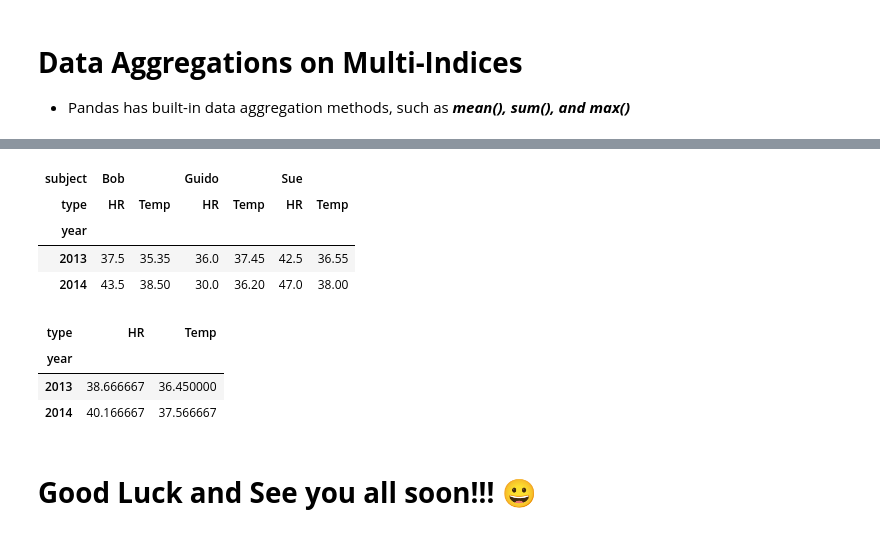
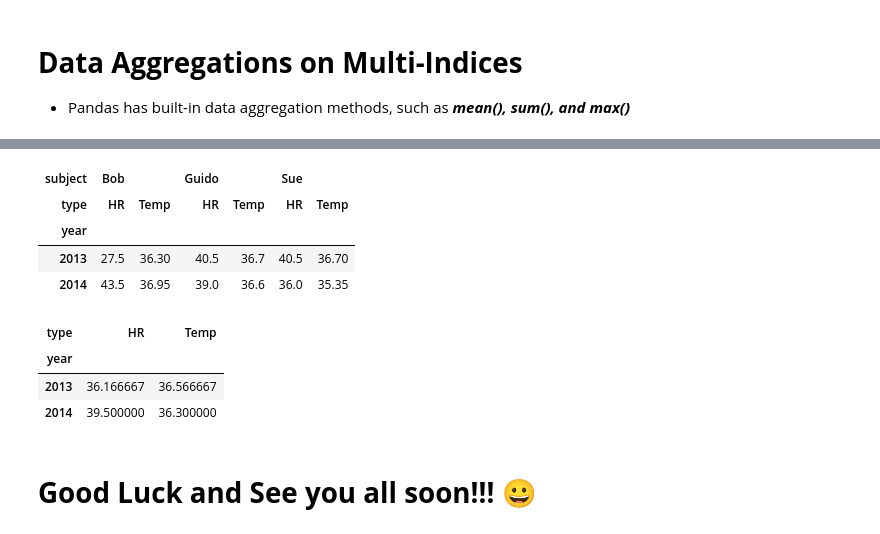
Before and after one commit to bernlkb/STQD6014-DataScience, a Jupyter notebook: Week10_Pandas_20231224_WC.ipynb, the cells around one changed output, grey strips where cells are left out. Drawn from its saved outputs; the diff is of its cells as text; code cells hidden in the pictures.

```diff
--- a/Week10_Pandas_20231224_WC.ipynb
+++ b/Week10_Pandas_20231224_WC.ipynb
@@ -1406,17 +1412,20 @@ health_data
 # %%
 # Aggregate average measurements for the two visits each year
+data_mean = health_data.groupby('year').mean()
+data_mean
 # %% [output]
 | subject | Bob |  | Guido |  | Sue |  |
 | type | HR | Temp | HR | Temp | HR | Temp |
 | year |  |  |  |  |  |  |
-| 2013 | 37.5 | 35.35 | 36.0 | 37.45 | 42.5 | 36.55 |
-| 2014 | 43.5 | 38.50 | 30.0 | 36.20 | 47.0 | 38.00 |
+| 2013 | 27.5 | 36.30 | 40.5 | 36.7 | 40.5 | 36.70 |
+| 2014 | 43.5 | 36.95 | 39.0 | 36.6 | 36.0 | 35.35 |
 # %%
 # Take the mean among levels on the columns
+data_mean.groupby('type', axis = 1).mean()
 # %% [output]
 | type | HR | Temp |
 | year |  |  |
-| 2013 | 38.666667 | 36.450000 |
-| 2014 | 40.166667 | 37.566667 |
+| 2013 | 36.166667 | 36.566667 |
+| 2014 | 39.500000 | 36.300000 |
 # %% [markdown]
 # **Good Luck and See you all soon!!!** 😀
```
Also changed, not shown: parts of 6 cells of this notebook.
